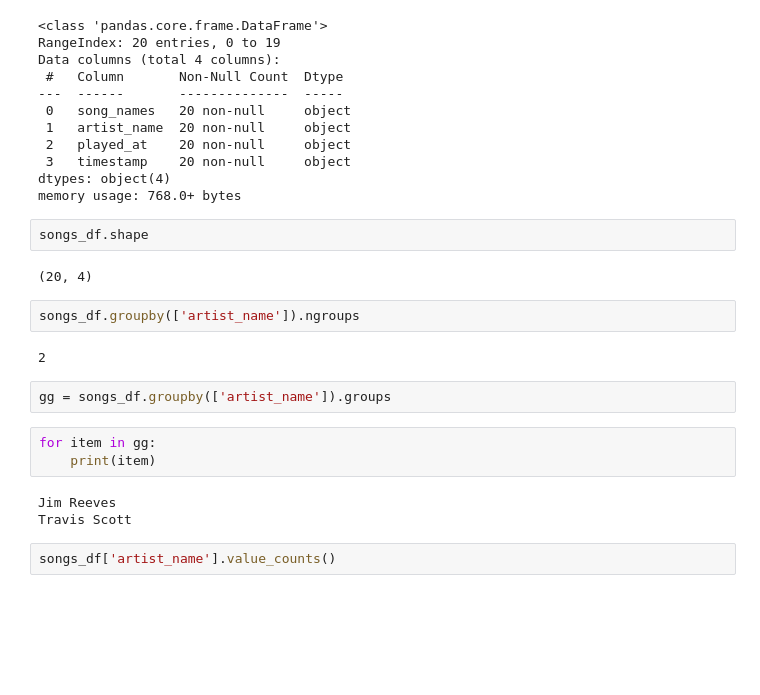
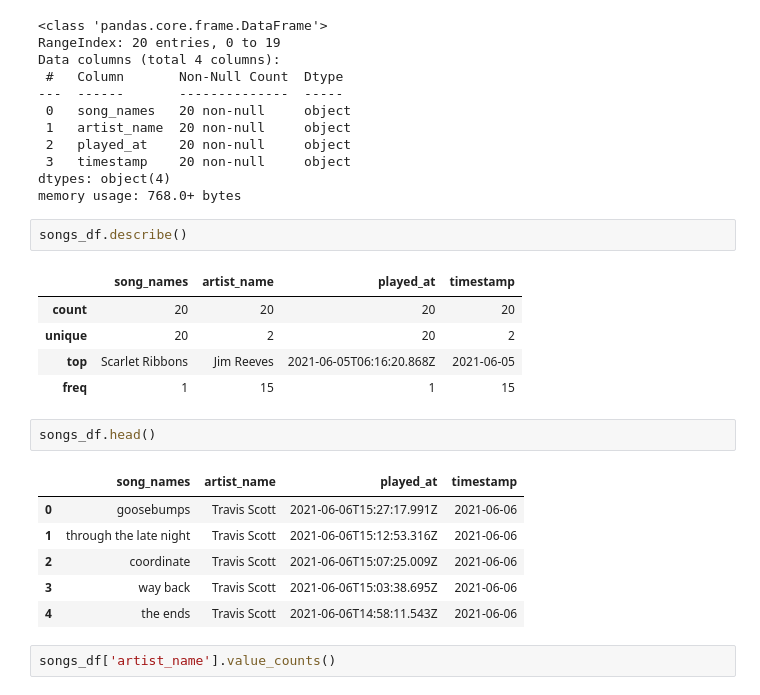
Before and after one commit to CliffLolo/ETL_Spotify, a Jupyter notebook: Scripts/etl.ipynb, the cells around one changed output. Cells and saved outputs as stored; diff of their text form; blank space fills up the shorter version.

```diff
--- a/Scripts/etl.ipynb
+++ b/Scripts/etl.ipynb
@@ -155,21 +138,22 @@ Data columns (total 4 columns):
 dtypes: object(4)
 memory usage: 768.0+ bytes
 # %%
-songs_df.shape
+songs_df.describe()
 # %% [output]
-(20, 4)
+|  | song_names | artist_name | played_at | timestamp |
+| count | 20 | 20 | 20 | 20 |
+| unique | 20 | 2 | 20 | 2 |
+| top | Scarlet Ribbons | Jim Reeves | 2021-06-05T06:16:20.868Z | 2021-06-05 |
+| freq | 1 | 15 | 1 | 15 |
-# %%
-songs_df.groupby(['artist_name']).ngroups
-# %% [output]
-2
-# %%
-gg = songs_df.groupby(['artist_name']).groups
-# %%
-for item in gg:
-    print(item)
-# %% [output]
-Jim Reeves
-Travis Scott
+# %%
+songs_df.head()
+# %% [output]
+|  | song_names | artist_name | played_at | timestamp |
+| 0 | goosebumps | Travis Scott | 2021-06-06T15:27:17.991Z | 2021-06-06 |
+| 1 | through the late night | Travis Scott | 2021-06-06T15:12:53.316Z | 2021-06-06 |
+| 2 | coordinate | Travis Scott | 2021-06-06T15:07:25.009Z | 2021-06-06 |
+| 3 | way back | Travis Scott | 2021-06-06T15:03:38.695Z | 2021-06-06 |
+| 4 | the ends | Travis Scott | 2021-06-06T14:58:11.543Z | 2021-06-06 |
 # %%
 songs_df['artist_name'].value_counts()
 # %% [output]
```
Also changed, not shown: parts of 18 cells of this notebook.
